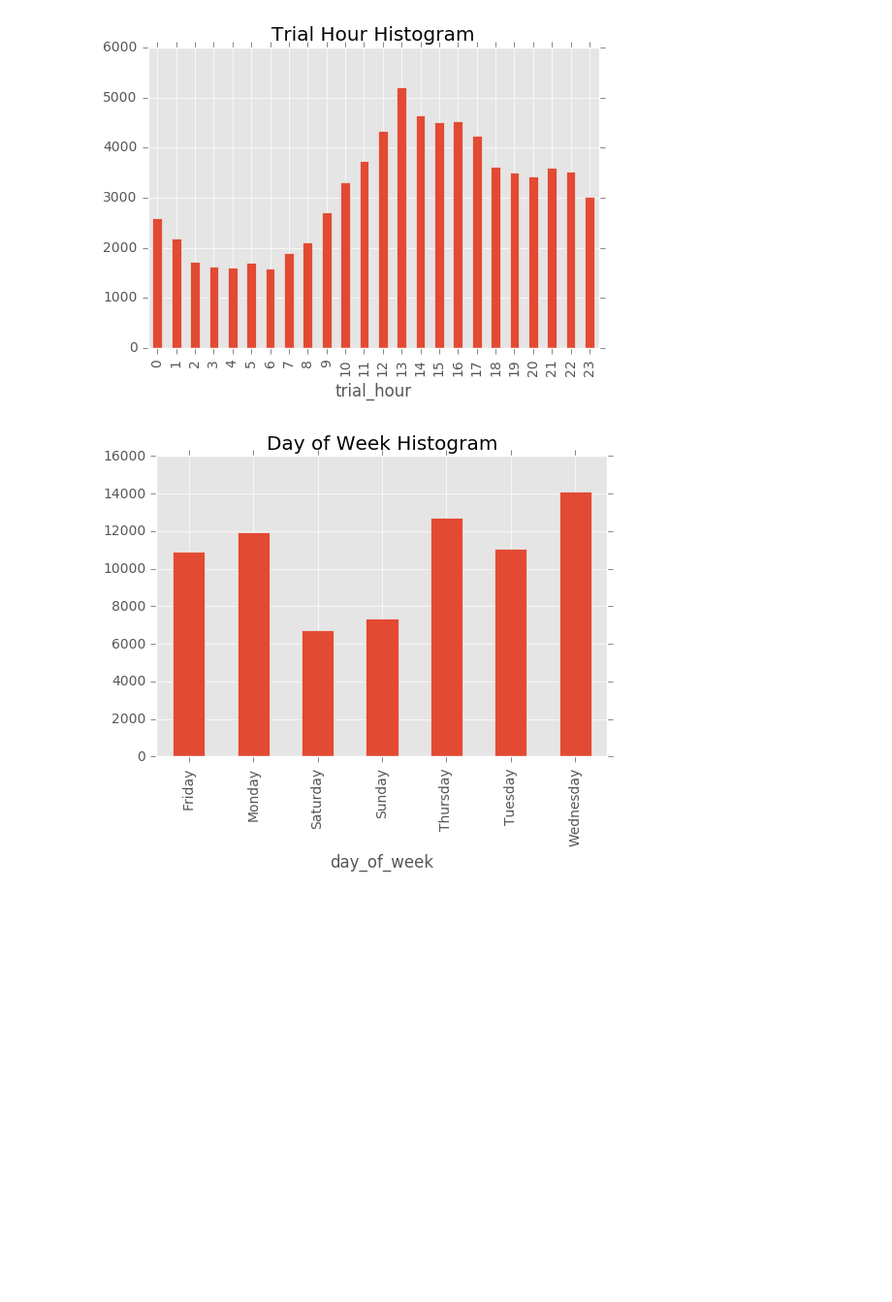
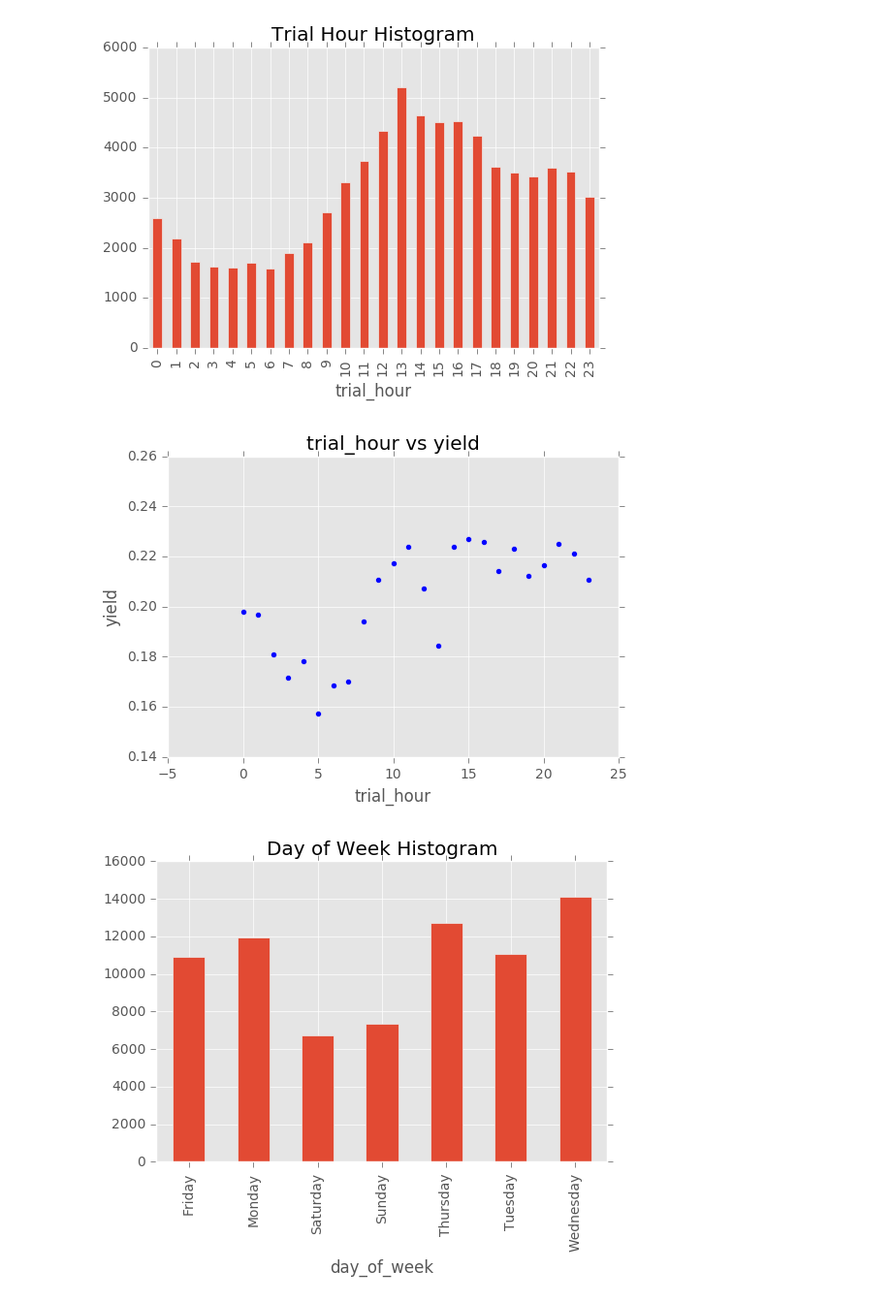
Before and after one commit to wfdebutts/squareSpaceHw, a Jupyter notebook: Data Exploration.ipynb, the cells around one changed output. Shown at 97% size. Drawn from its saved outputs; the diff is of its cells as text; code cells hidden in the pictures; blank space fills up the shorter version.

```diff
--- a/Data Exploration.ipynb
+++ b/Data Exploration.ipynb
@@ -132,6 +132,16 @@ pyplt.title('Trial Hour Histogram')
 pyplt.show()
 # %% [output]
 [figure]
+# %%
+numS=df.sub_label.groupby([df['trial_hour']]).sum()/df.sub_label.groupby([df['trial_hour']]).count()
+numS0=df.trial_hour.unique()
+pyplt.scatter(numS0, numS)
+pyplt.title('trial_hour vs yield')
+pyplt.xlabel('trial_hour')
+pyplt.ylabel('yield')
+pyplt.show()
+# %% [output]
+[figure, added]
 # %%
 df.groupby('day_of_week').size().plot(kind='bar')
 pyplt.title('Day of Week Histogram')
```
Also changed, not shown: parts of 8 cells of this notebook, 2 other files.
